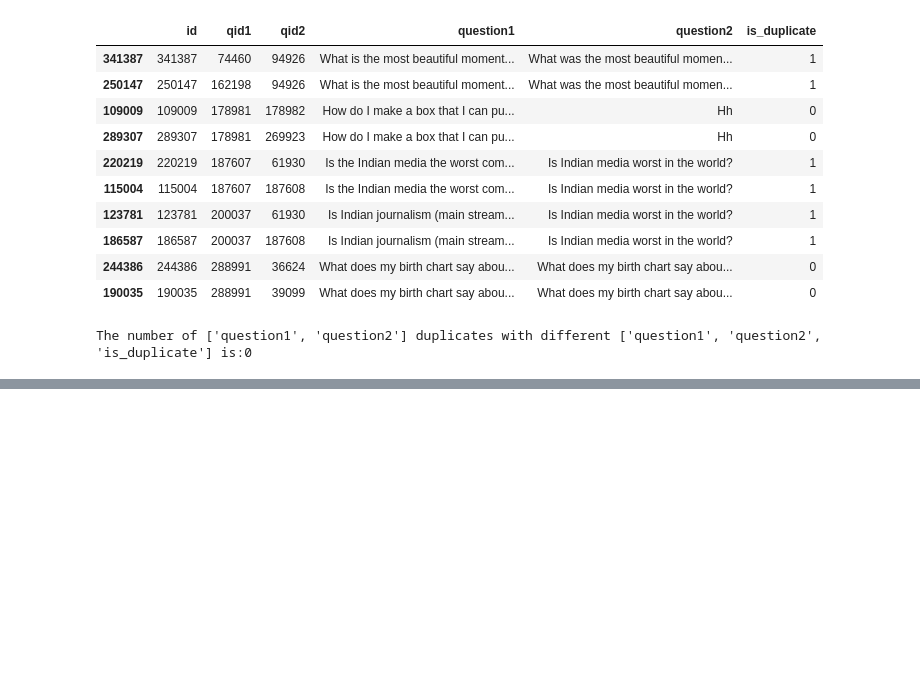
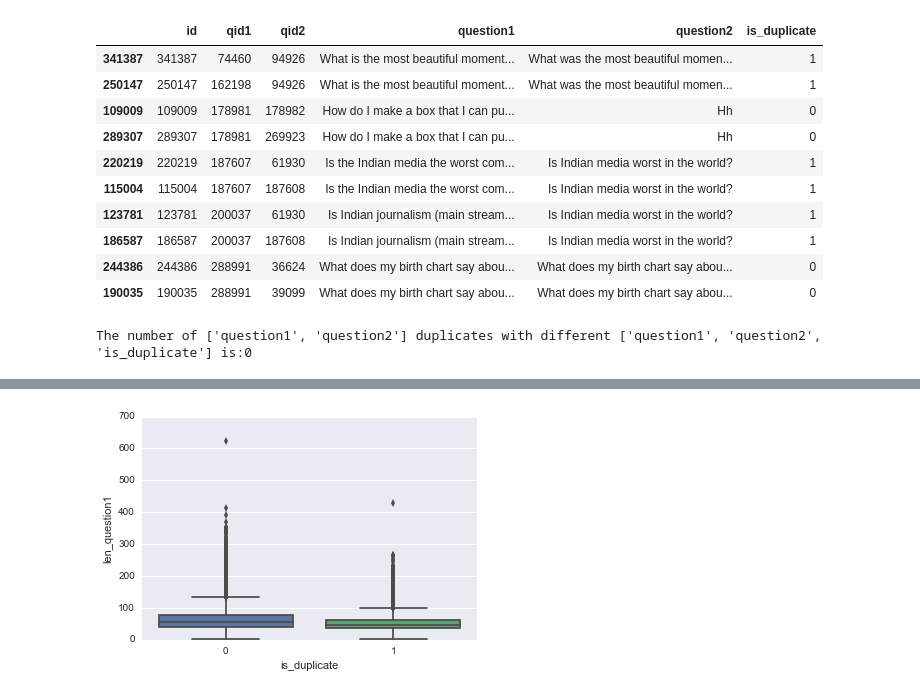
Before and after one commit to JMLizano/kaggle_quora, a Jupyter notebook: reports/first_EDA.ipynb, the cells around one changed output, grey strips where cells are left out. Saved outputs shown, nothing was run; the diff lists cells and outputs as text; code cells hidden in the pictures; blank space fills up the shorter version.

```diff
--- a/reports/first_EDA.ipynb
+++ b/reports/first_EDA.ipynb
@@ -158,3 +168,10 @@ Number of duplicated pair questions is 10
 | 244386 | 244386 | 288991 | 36624 | What does my birth chart say abou... | What does my birth chart say abou... | 0 |
 | 190035 | 190035 | 288991 | 39099 | What does my birth chart say abou... | What does my birth chart say abou... | 0 |
 The number of ['question1', 'question2'] duplicates with different ['question1', 'question2', 'is_duplicate'] is:0
+# %%
+# Outliers
+
+# Number of characters
+train["len_question1"] = train["question1"].apply(lambda x: len(x))
+train["len_question2"] = train["question2"].apply(lambda x: len(x))
+train.head()
@@ -160,0 +185,6 @@ The number of ['question1', 'question2'] duplicates with different ['question1',
+# %%
+ax = plt.axes()
+sns.boxplot(x='is_duplicate',y='len_question1', data=train, ax=ax)
+plt.show()
+# %% [output]
+[figure, added]
```
Also changed, not shown: parts of 7 cells of this notebook, 2 other files.
